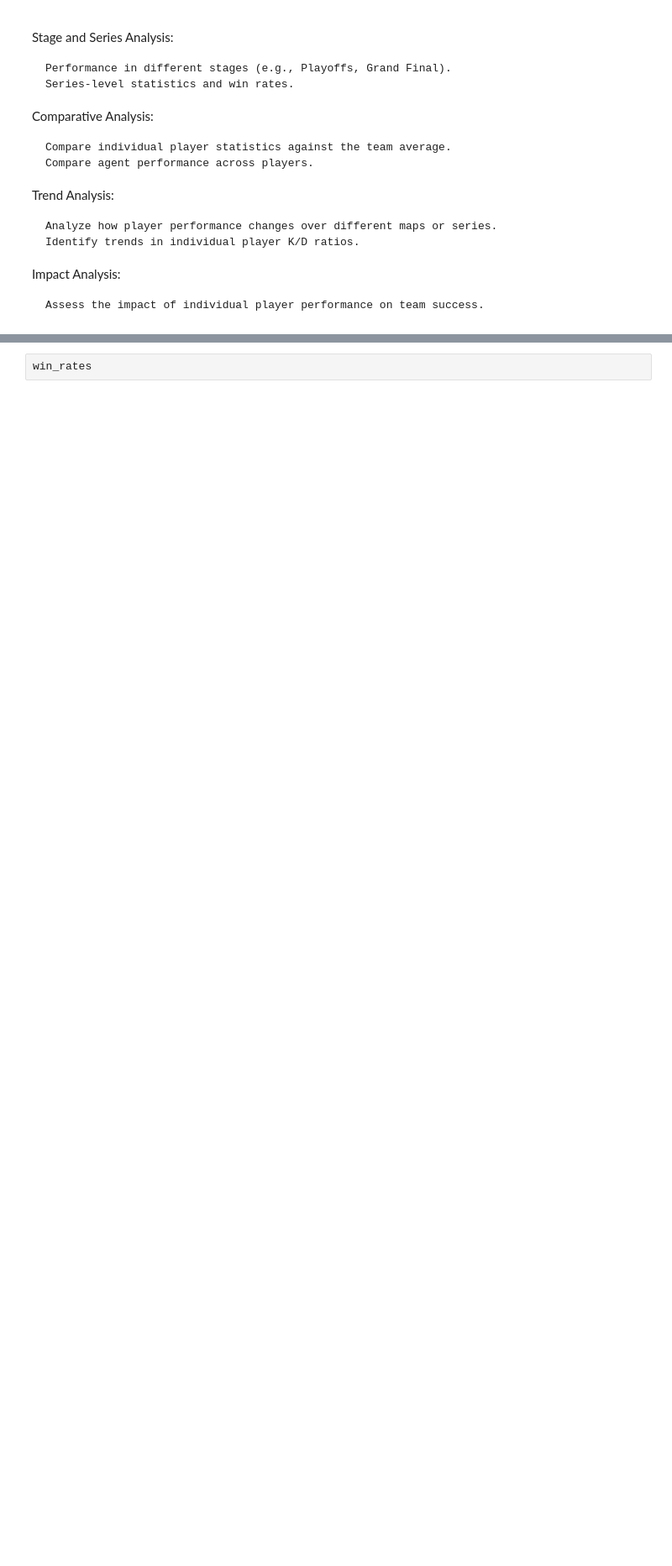
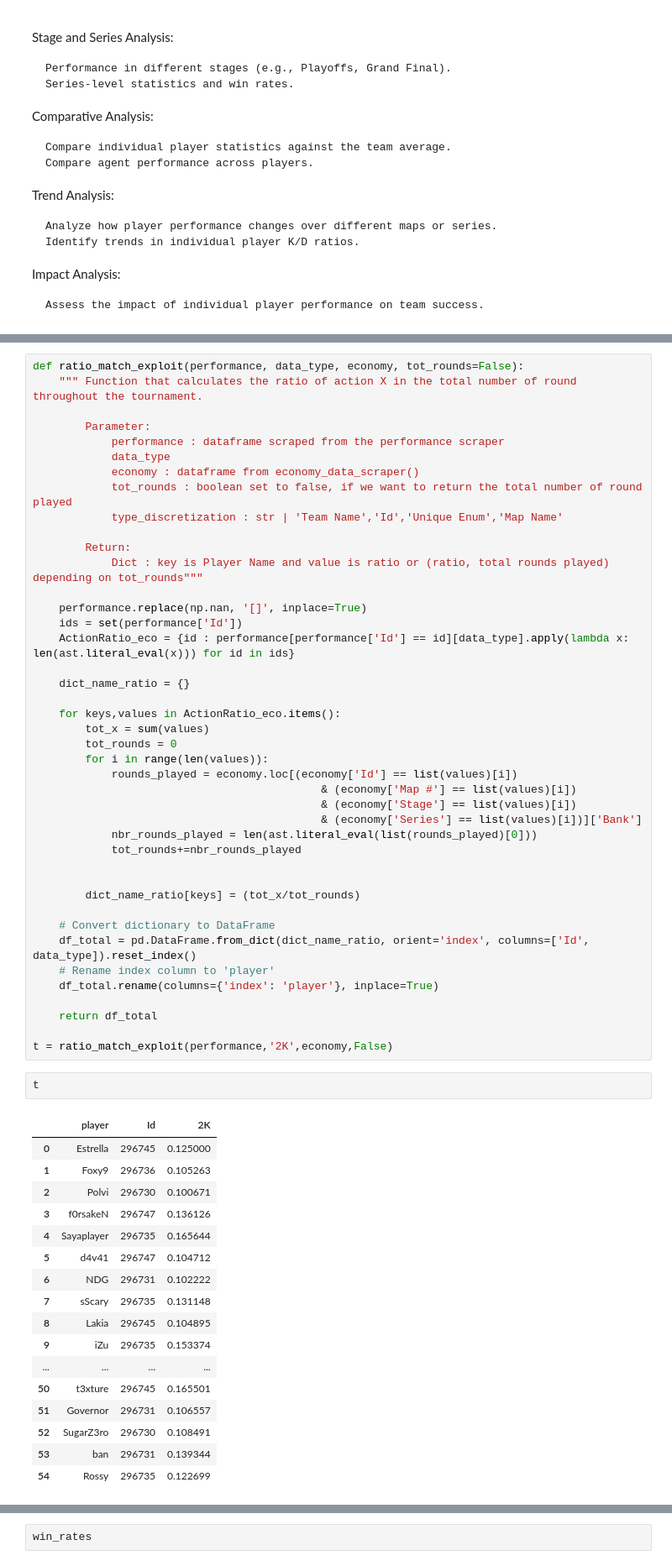
Before and after one commit to mariusBRM/M8_Valorant, a Jupyter notebook: notebooks/exploration.ipynb, the cells around one changed output, grey strips where cells are left out. Shown: that part at 84% size. Drawn from its saved outputs; the diff is of its cells as text; blank space fills up the shorter version.

```diff
--- a/notebooks/exploration.ipynb
+++ b/notebooks/exploration.ipynb
@@ -111,0 +249,62 @@ d
+# %%
+def ratio_match_exploit(performance, data_type, economy, tot_rounds=False):
+    """ Function that calculates the ratio of action X in the total number of round throughout the tournament.
+
+        Parameter:
+            performance : dataframe scraped from the performance scraper
+            data_type
+            economy : dataframe from economy_data_scraper()
+            tot_rounds : boolean set to false, if we want to return the total number of round played
+            type_discretization : str | 'Team Name','Id','Unique Enum','Map Name'
+
+        Return:
+            Dict : key is Player Name and value is ratio or (ratio, total rounds played) depending on tot_rounds"""
+
+    performance.replace(np.nan, '[]', inplace=True)
+    ids = set(performance['Id'])
+    ActionRatio_eco = {id : performance[performance['Id'] == id][data_type].apply(lambda x: len(ast.literal_eval(x))) for id in ids}
+
+    dict_name_ratio = {}
+
+    for keys,values in ActionRatio_eco.items():
+        tot_x = sum(values)
+        tot_rounds = 0
+        for i in range(len(values)):
+            rounds_played = economy.loc[(economy['Id'] == list(values)[i])
+                                            & (economy['Map #'] == list(values)[i])
+                                            & (economy['Stage'] == list(values)[i])
+                                            & (economy['Series'] == list(values)[i])]['Bank']
+            nbr_rounds_played = len(ast.literal_eval(list(rounds_played)[0]))
+            tot_rounds+=nbr_rounds_played
+
+
+        dict_name_ratio[keys] = (tot_x/tot_rounds)
+
+    # Convert dictionary to DataFrame
+    df_total = pd.DataFrame.from_dict(dict_name_ratio, orient='index', columns=['Id', data_type]).reset_index()
+    # Rename index column to 'player'
+    df_total.rename(columns={'index': 'player'}, inplace=True)
+
+    return df_total
+
+t = ratio_match_exploit(performance,'2K',economy,False)
+# %%
+t
+# %% [output]
+|  | player | Id | 2K |
+| 0 | Estrella | 296745 | 0.125000 |
+| 1 | Foxy9 | 296736 | 0.105263 |
+| 2 | Polvi | 296730 | 0.100671 |
+| 3 | f0rsakeN | 296747 | 0.136126 |
+| 4 | Sayaplayer | 296735 | 0.165644 |
+| 5 | d4v41 | 296747 | 0.104712 |
+| 6 | NDG | 296731 | 0.102222 |
+| 7 | sScary | 296735 | 0.131148 |
+| 8 | Lakia | 296745 | 0.104895 |
+| 9 | iZu | 296735 | 0.153374 |
+| ... | ... | ... | ... |
+| 50 | t3xture | 296745 | 0.165501 |
+| 51 | Governor | 296731 | 0.106557 |
+| 52 | SugarZ3ro | 296730 | 0.108491 |
+| 53 | ban | 296731 | 0.139344 |
+| 54 | Rossy | 296735 | 0.122699 |
```
Also changed, not shown: parts of 20 cells of this notebook, 4 other files.
